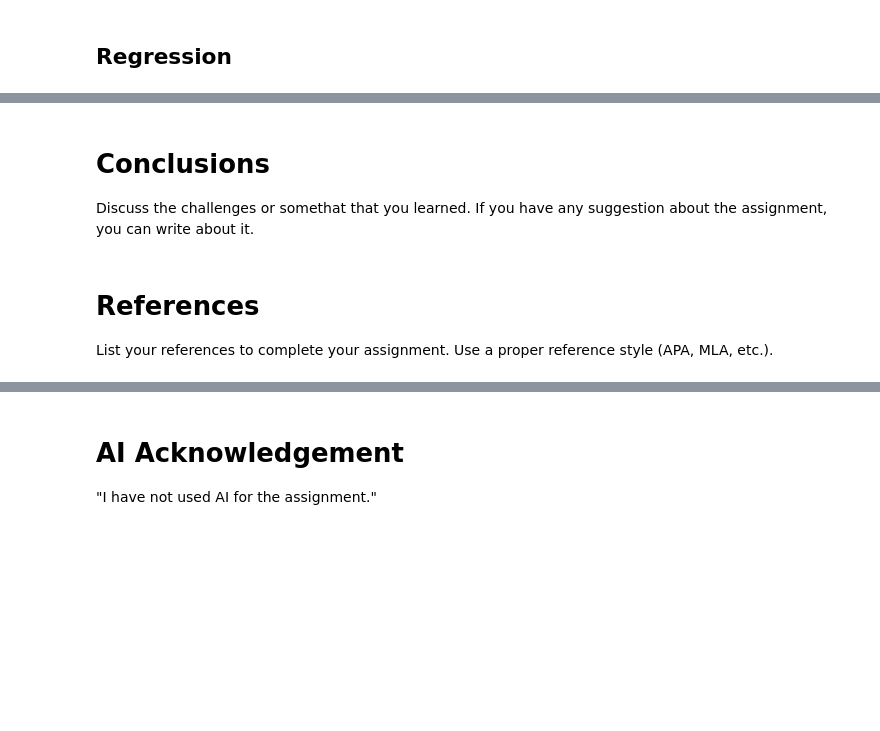
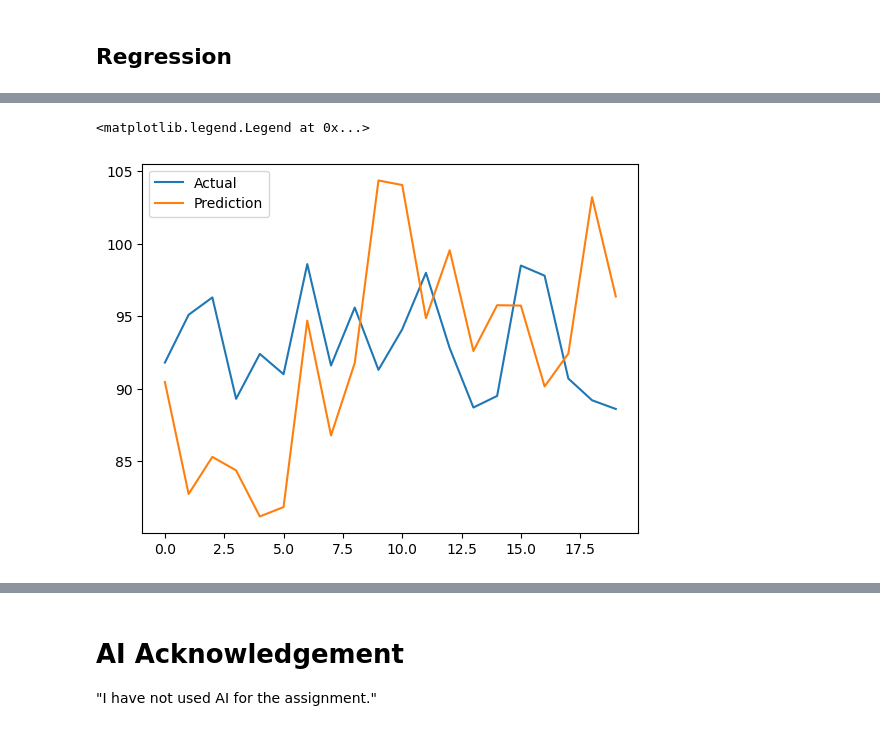
Before and after one commit to Abeoseh/deep_learning, a Jupyter notebook: assignments/assignment1/Assign1.ipynb, the cells around one changed output, grey strips where cells are left out. Cells and saved outputs as stored; diff of their text form; code cells hidden in the pictures; blank space fills up the shorter version.

```diff
--- a/assignments/assignment1/Assign1.ipynb
+++ b/assignments/assignment1/Assign1.ipynb
@@ -475,9 +490,8 @@ model.predict(possum_x_test), possum_y_test
-# %% [markdown]
-# Conclusions
-
-Discuss the challenges or somethat that you learned.
-If you have any suggestion about the assignment, you can write about it.
-# %% [markdown]
-# References
-
-List your references to complete your assignment. Use a proper reference style (APA, MLA, etc.).
+# %%
+possum_predictions = possum_model.linear_model.predict(possum_x_test)
+
+
+plt.plot(possum_y_test.to_numpy().T, label="Actual")
+plt.plot(possum_predictions.T[0], label="Prediction")
+plt.legend()
+# %% [output]
@@ -483,0 +499,2 @@ List your references to complete your assignment. Use a proper reference style (
+<matplotlib.legend.Legend at 0x...>
+[figure, added]
```
Also changed, not shown: parts of 22 cells of this notebook, 5 other files.
